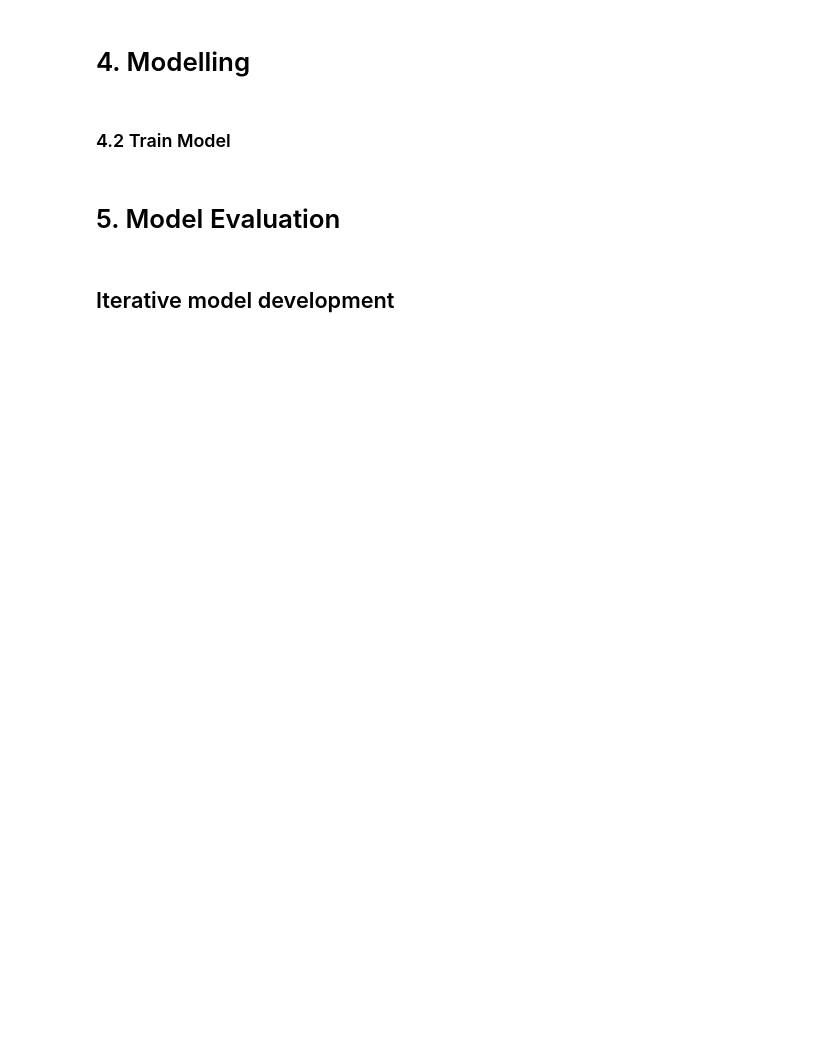
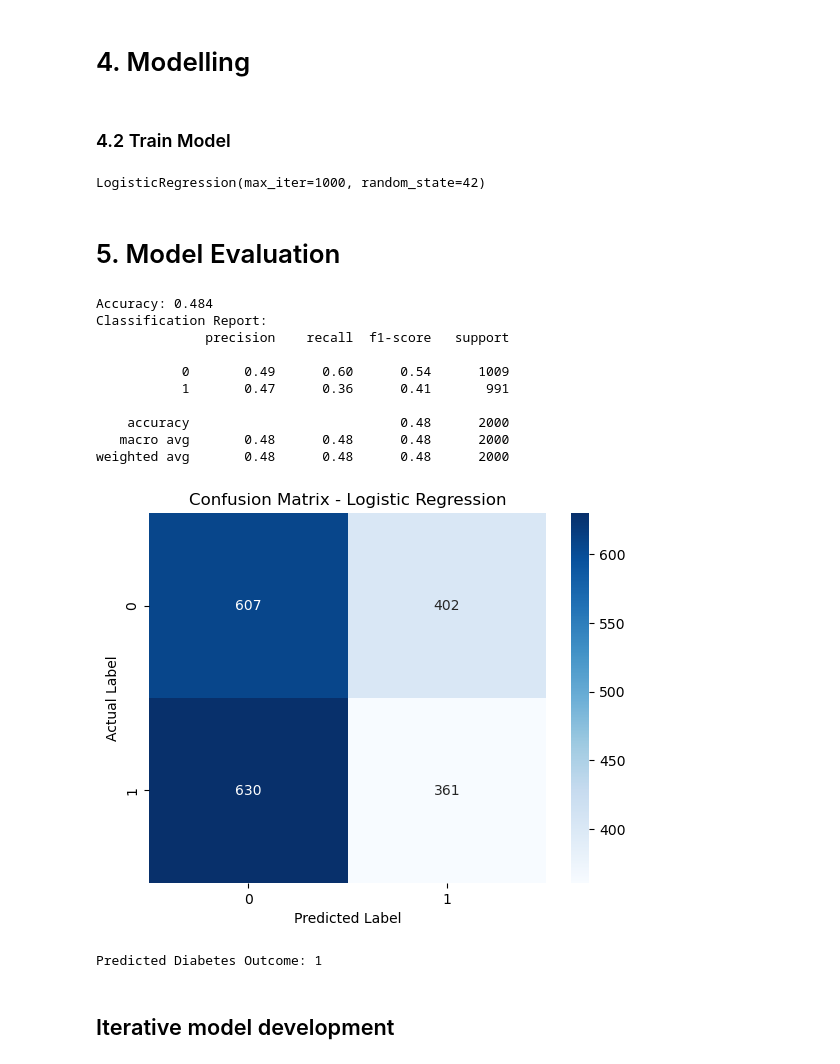
Before and after one commit to jerri210/mldp-project, a Jupyter notebook: MLDP Program Codes Submission Template.ipynb, the cells around one changed output. Saved outputs shown, nothing was run; the diff lists cells and outputs as text; code cells hidden in the pictures; blank space fills up the shorter version.

Commit message:
Completed first draft of the template

```diff
--- a/MLDP Program Codes Submission Template.ipynb
+++ b/MLDP Program Codes Submission Template.ipynb
@@ -66,3 +200,22 @@ Goal: ?
 ## 3.1 Data Cleaning
 # %%
 ## Clean data
+
+#Columns where 0 is NOT a valid value and usually means "missing"
+zero_as_missing = ['bmi', 'glucose', 'blood_pressure', 'insulin']
+
+#keep only columns that actually exist in the dataset
+zero_as_missing = [col for col in zero_as_missing if col in df.columns]
+
+#create a clean copy of the dataset
+df_clean = df.copy()
+
+#replace the 0 with NaN for selected columns
+df_clean[zero_as_missing] = df_clean[zero_as_missing].replace(0, np.nan)
+
+#fill in the missing values with the median of each column
+for column in zero_as_missing:
+    df_clean[column] = df_clean[column].fillna(df_clean[column].median())
+
+# confirm no missing values remian
+df_clean.isna().sum()
@@ -76,14 +275,62 @@ Goal: ?
 ### 4.2 Train Model
 # %%
 ## Initialise and train model
+
+#initialise logisitc regression model
+log_reg = LogisticRegression(max_iter=1000, random_state=42)
+
+# train the model using scaled training data
+log_reg.fit(X_train_scaled, y_train)
+# %% [output]
+LogisticRegression(max_iter=1000, random_state=42)
 # %% [markdown]
 # 5. Model Evaluation
 # %%
 ## Evaluate model
+
+#make prediction on test set
+y_pred = log_reg.predict(X_test_scaled)
+
+#accuracy
+accuracy = accuracy_score(y_test, y_pred)
+print(f"Accuracy:" , accuracy)
+
+#classfication report
+print("Classification Report:")
+print(classification_report(y_test, y_pred))
+
+#confusion matrix
+matrix = confusion_matrix(y_test, y_pred)
+sns.heatmap(matrix, annot=True, fmt='d', cmap='Blues')
+plt.title("Confusion Matrix - Logistic Regression")
+plt.xlabel("Predicted Label")
+plt.ylabel("Actual Label")
+plt.show()
+# %% [output]
+Accuracy: 0.484
+Classification Report:
+              precision    recall  f1-score   support
+
+           0       0.49      0.60      0.54      1009
+           1       0.47      0.36      0.41       991
+
+    accuracy                           0.48      2000
+   macro avg       0.48      0.48      0.48      2000
+weighted avg       0.48      0.48      0.48      2000
+[figure, added]
 # %%
 ## New data
 
+# e.g. new patient data
+new_data = X.iloc[0] # reuse the first row structure safely
+new_data_scaled = scaler.transform([new_data])
+
 ## Predict
+prediction = log_reg.predict(new_data_scaled)
+
+print("Predicted Diabetes Outcome:" , prediction[0])
+# %% [output]
+Predicted Diabetes Outcome: 1
 # %% [markdown]
 ## Iterative model development
 # %%
```
Also changed, not shown: parts of 14 cells of this notebook.
